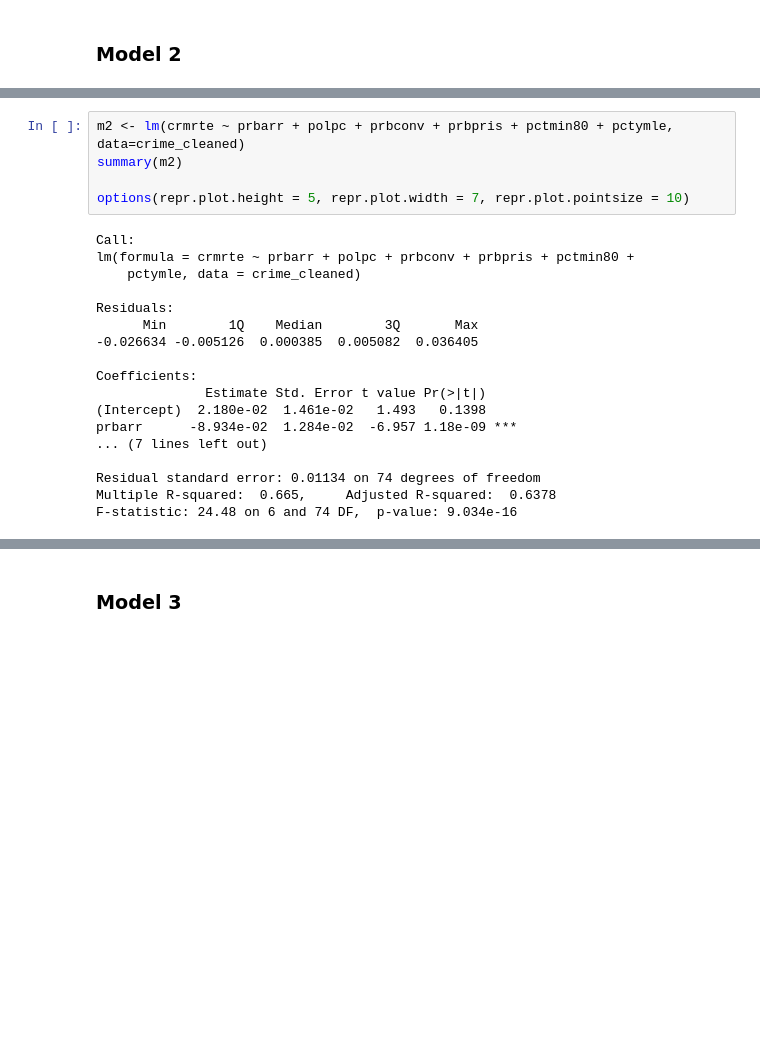
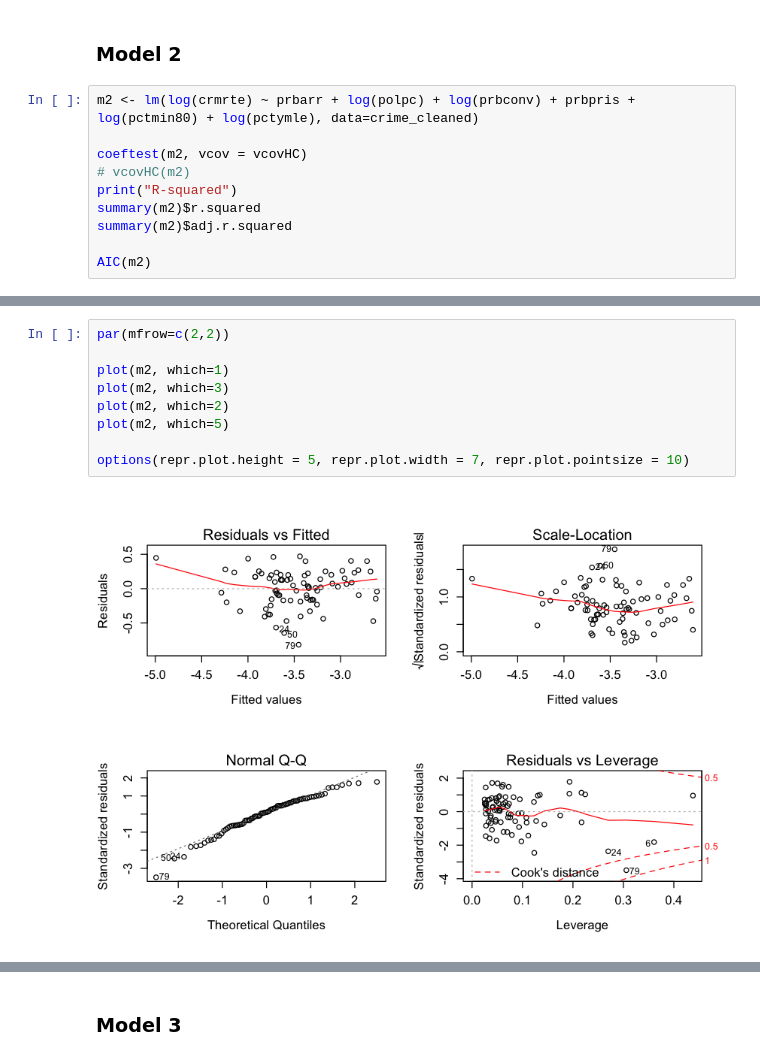
Before and after one commit to lucaschadwicklam97/lab_3_collab, a Jupyter notebook: Annabelle_Joy_Lucas_lab3_v2.ipynb, the cells around one changed output, grey strips where cells are left out. Cells and saved outputs as stored; diff of their text form; blank space fills up the shorter version.

```diff
--- a/Annabelle_Joy_Lucas_lab3_v2.ipynb
+++ b/Annabelle_Joy_Lucas_lab3_v2.ipynb
@@ -328,3 +390,13 @@ According to the model, probability of arrest is statistically significant and a
 There are a lot of omitted variables to consider, so we can move on to models with more variables, and then discuss about ommitted variables
 # %% [markdown]
 ### Model 2
+# %%
+m2 <- lm(log(crmrte) ~ prbarr + log(polpc) + log(prbconv) + prbpris + log(pctmin80) + log(pctymle), data=crime_cleaned)
+
+coeftest(m2, vcov = vcovHC)
+# vcovHC(m2)
+print("R-squared")
+summary(m2)$r.squared
+summary(m2)$adj.r.squared
+
+AIC(m2)
@@ -331,26 +420,14 @@ There are a lot of omitted variables to consider, so we can move on to models wi
 # %%
-m2 <- lm(crmrte ~ prbarr + polpc + prbconv + prbpris + pctmin80 + pctymle, data=crime_cleaned)
-summary(m2)
+par(mfrow=c(2,2))
+
+plot(m2, which=1)
+plot(m2, which=3)
+plot(m2, which=2)
+plot(m2, which=5)
 
 options(repr.plot.height = 5, repr.plot.width = 7, repr.plot.pointsize = 10)
 # %% [output]
-Call:
-lm(formula = crmrte ~ prbarr + polpc + prbconv + prbpris + pctmin80 +
-    pctymle, data = crime_cleaned)
-
-Residuals:
-      Min        1Q    Median        3Q       Max
--0.026634 -0.005126  0.000385  0.005082  0.036405
-
-Coefficients:
-              Estimate Std. Error t value Pr(>|t|)
-(Intercept)  2.180e-02  1.461e-02   1.493   0.1398
-prbarr      -8.934e-02  1.284e-02  -6.957 1.18e-09 ***
-... (7 lines left out)
-
-Residual standard error: 0.01134 on 74 degrees of freedom
-Multiple R-squared:  0.665,     Adjusted R-squared:  0.6378
-F-statistic: 24.48 on 6 and 74 DF,  p-value: 9.034e-16
+[figure, added]
 # %% [markdown]
 Q1. Identify what you want to measure with each coefficient
 - Model is measuring effects of the following variables, with justification for why we included it:
```
Also changed, not shown: parts of 33 cells of this notebook.
